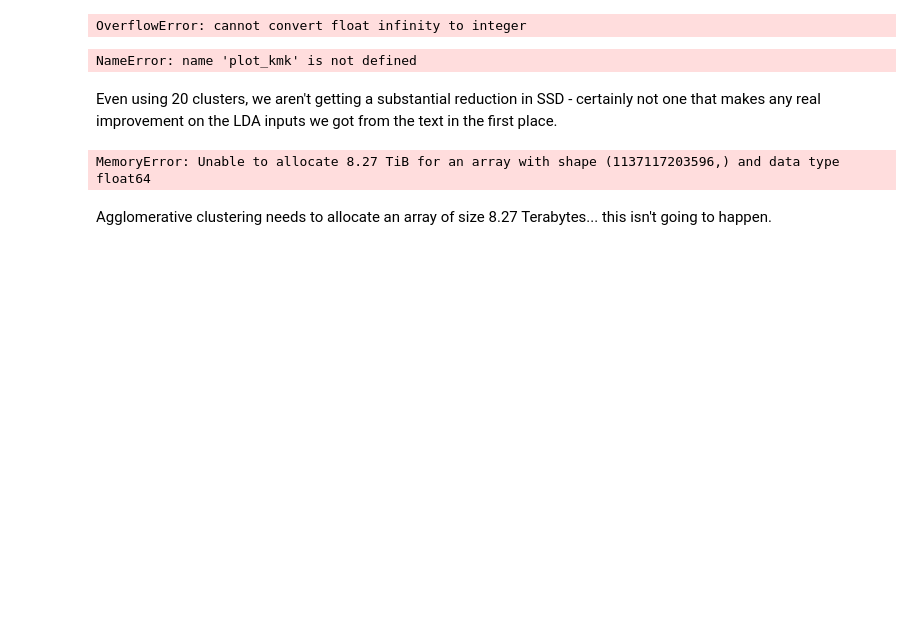
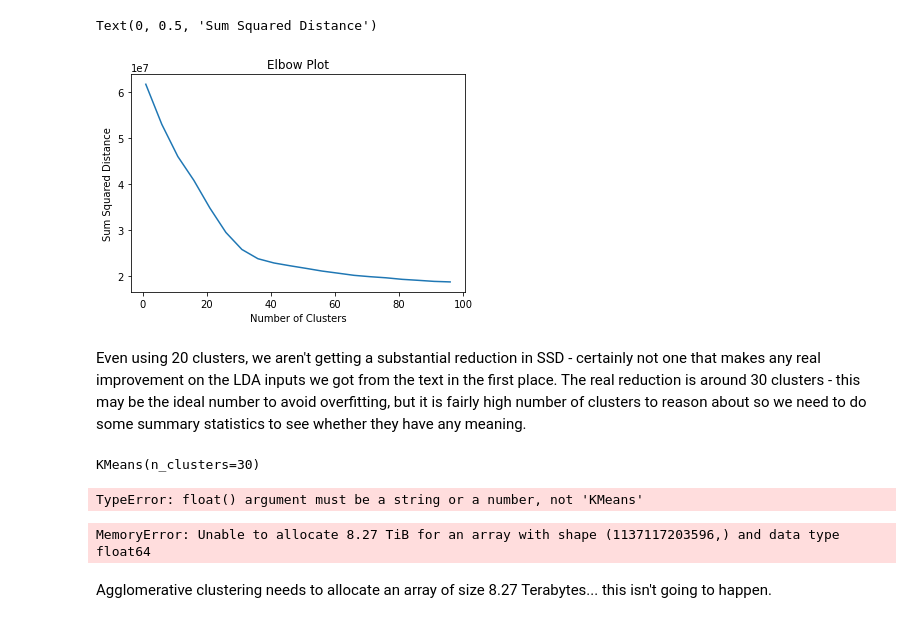
Before and after one commit to npg-mmilosh-cji/RedditQuarantineNLP, a Jupyter notebook: core/analysis/PCA_clutering/clustering.ipynb, the cells around one changed output. Cells and saved outputs as stored; diff of their text form; code cells hidden in the pictures; blank space fills up the shorter version.

Commit message:
Clustering silhouette update

```diff
--- a/core/analysis/PCA_clutering/clustering.ipynb
+++ b/core/analysis/PCA_clutering/clustering.ipynb
@@ -18,22 +30,32 @@ from sklearn.cluster import KMeans
 
 plot_kmk = []
 mod_kmk = []
-for k in range(1,30):
+for k in range(1, 100, 5):
     km_k = KMeans(n_clusters = k)
     km_k.fit(combined_df)
     plot_kmk.append(km_k.inertia_)
     mod_kmk.append(km_k)
-# %% [output]
-OverflowError: cannot convert float infinity to integer
 # %%
 import matplotlib.pyplot as plt
 
-plt.plot(plot_kmk)
+plt.plot(range(1, 100, 5), plot_kmk)
 plt.title('Elbow Plot')
 plt.xlabel('Number of Clusters')
 plt.ylabel('Sum Squared Distance')
 # %% [output]
-NameError: name 'plot_kmk' is not defined
+Text(0, 0.5, 'Sum Squared Distance')
+[figure, added]
 # %% [markdown]
-Even using 20 clusters, we aren't getting a substantial reduction in SSD - certainly not one that makes any real improvement on the LDA inputs we got from the text in the first place.
+Even using 20 clusters, we aren't getting a substantial reduction in SSD - certainly not one that makes any real improvement on the LDA inputs we got from the text in the first place. The real reduction is around 30 clusters - this may be the ideal number to avoid overfitting, but it is fairly high number of clusters to reason about so we need to do some summary statistics to see whether they have any meaning.
+# %%
+from sklearn.cluster import KMeans
+best_mod = KMeans(n_clusters = 30)
+best_mod.fit(combined_df)
+# %% [output]
+KMeans(n_clusters=30)
+# %%
+from yellowbrick.cluster import silhouette_visualizer
+silhouette_visualizer(KMeans(n_clusters = 30, random_state=0), combined_df, colors='yellowbrick')
+# %% [output]
+TypeError: float() argument must be a string or a number, not 'KMeans'
 # %%
```
Also changed, not shown: parts of 5 cells of this notebook.
